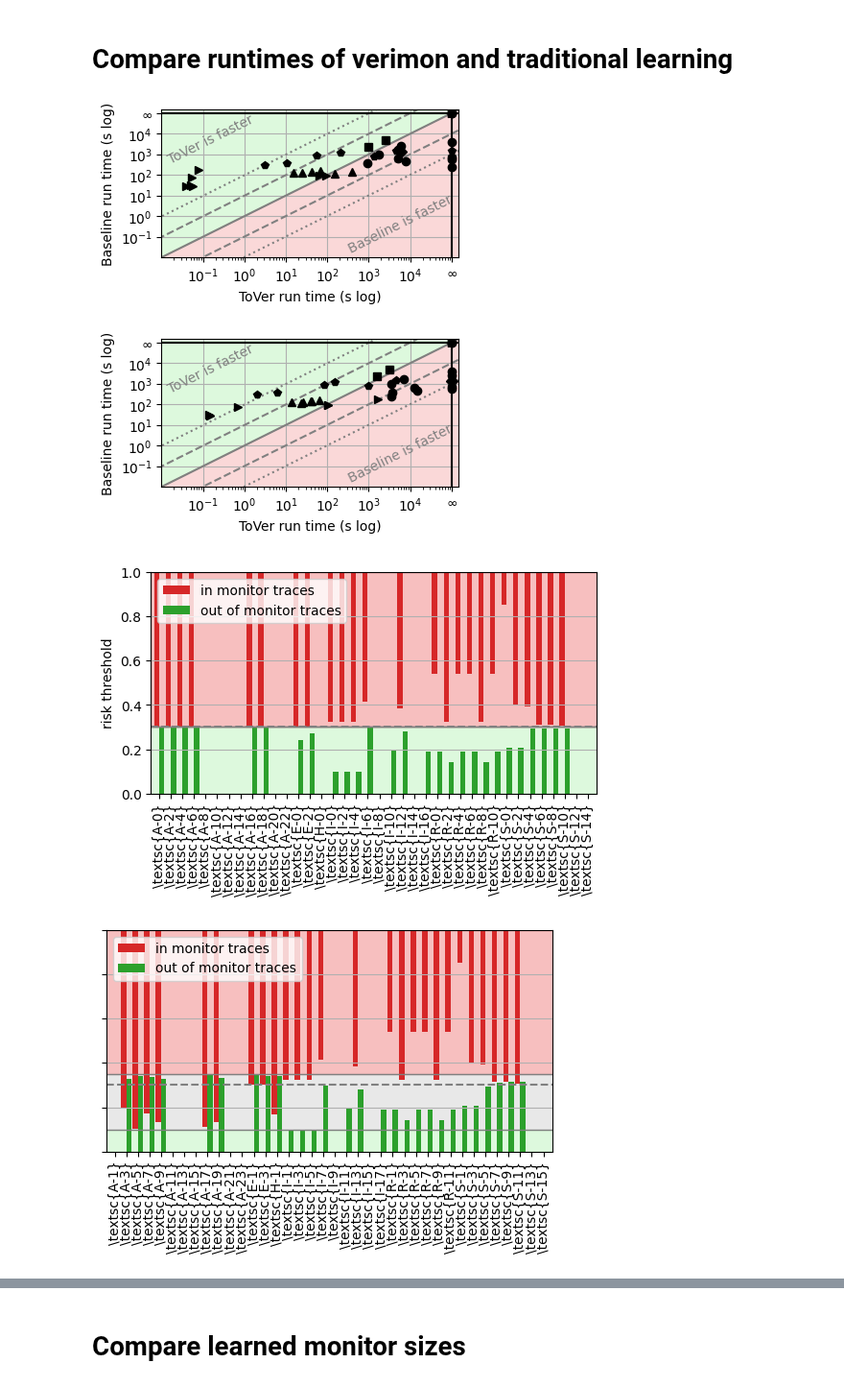
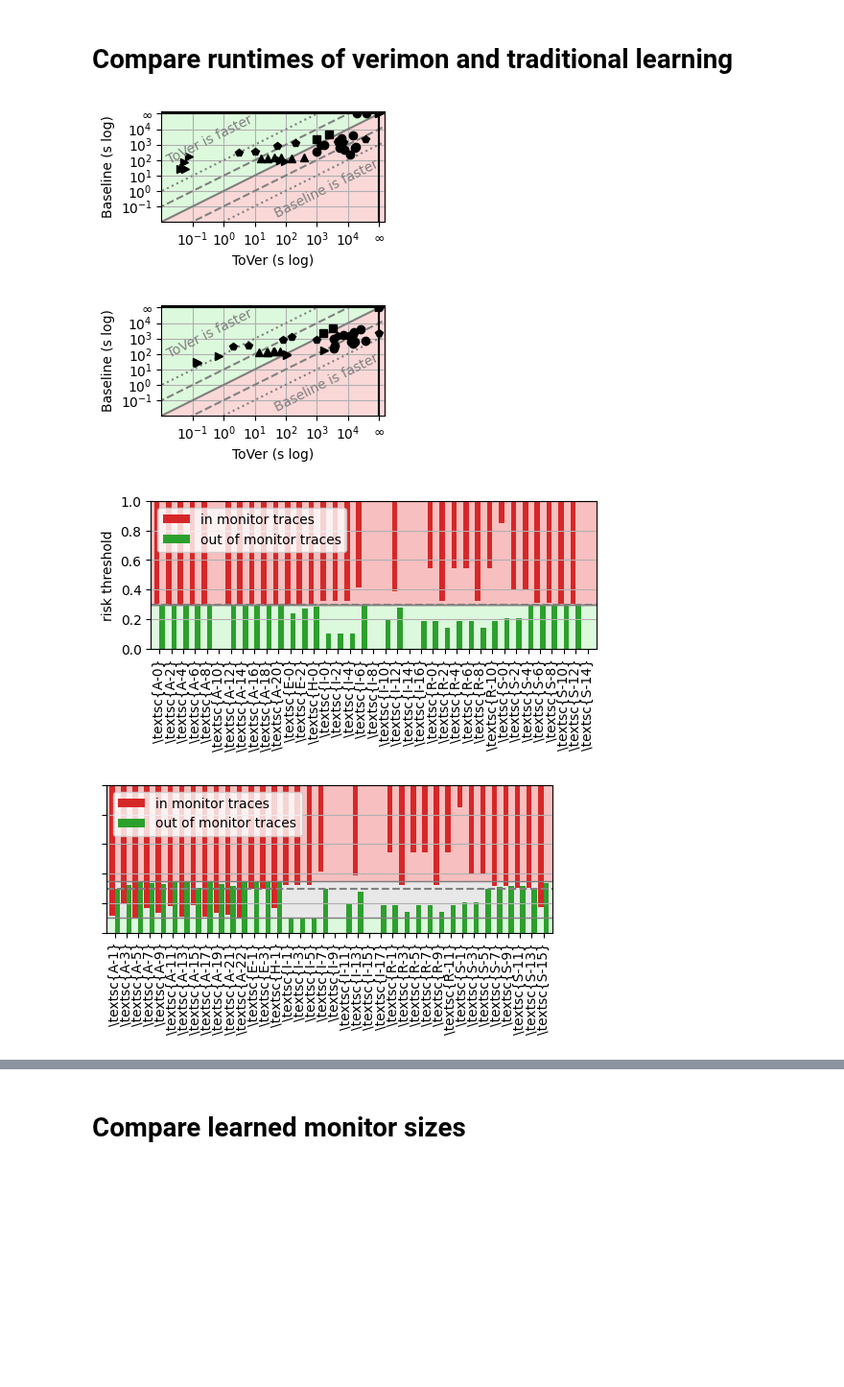
Before and after one commit to lukovdm/monitor-conformence, a Jupyter notebook: notebooks/Analysis.ipynb, the cells around one changed output, grey strips where cells are left out. Shown at 96% size. Cells and saved outputs as stored; diff of their text form; code cells hidden in the pictures; blank space fills up the shorter version.

```diff
--- a/notebooks/Analysis.ipynb
+++ b/notebooks/Analysis.ipynb
@@ -88,7 +121,7 @@ compare_runtimes(
     verimon_data_with_slack,
     "verimon",
     "sampling",
-    figsize=(4, 2),
+    figsize=(3, 1.5),
     experiments_in_legends=experiments_in_legends,
     save_figures=save_figures,
     save_path=save_path,
@@ -98,7 +131,7 @@ compare_runtimes(
     verimon_data_no_slack,
     "verimon",
     "sampling",
-    figsize=(4, 2),
+    figsize=(3, 1.5),
     experiments_in_legends=experiments_in_legends,
     save_figures=save_figures,
     save_path=save_path,
@@ -111,44 +144,44 @@ compare_thresholds_bar(
     "name",
     lambda d: f"{d['experiment']['short_name']}",
     0.3,
-    fig_size=(6, 3),
+    fig_size=(6, 2),
     experiments_in_legends=experiments_in_legends,
     save_figures=save_figures,
     save_path=save_path,
     file_name="thresholds_tover_no_slack",
 )
 compare_thresholds_bar(
     [d for d in verimon_data if float(d["experiment"]["fp_slack"]) == 0.2],
     ["verimon"],
     "name",
     lambda d: f"{d['experiment']['short_name']}",
     0.3,
     0.05,
     0.2,
-    fig_size=(6, 3),
+    fig_size=(6, 2),
     experiments_in_legends=experiments_in_legends,
     save_figures=save_figures,
     save_path=save_path,
     file_name="thresholds_tover_slack",
     show_y_axis=False,
 )
 
 compare_thresholds_bar(
-    verimon_data,
+    [d for d in verimon_data if float(d["experiment"]["fp_slack"]) == 0.2],
     ["sampling"],
     "name",
     lambda d: f"{d['experiment']['short_name']}",
     0.3,
-    bundle=2,
-    fig_size=(6, 3),
+    bundle=1,
+    fig_size=(6, 2),
     experiments_in_legends=experiments_in_legends,
     save_figures=save_figures,
     save_path=save_path,
     file_name="theresholds_sampling",
     show_y_axis=False,
 )
 # %% [output]
-[figure, old version]
+[figure, new version]
-[figure, old version]
+[figure, new version]
-[figure, old version]
+[figure, new version]
-[figure, old version]
+[figure, new version]
```
Also changed, not shown: parts of 9 cells of this notebook, 17 other files.
